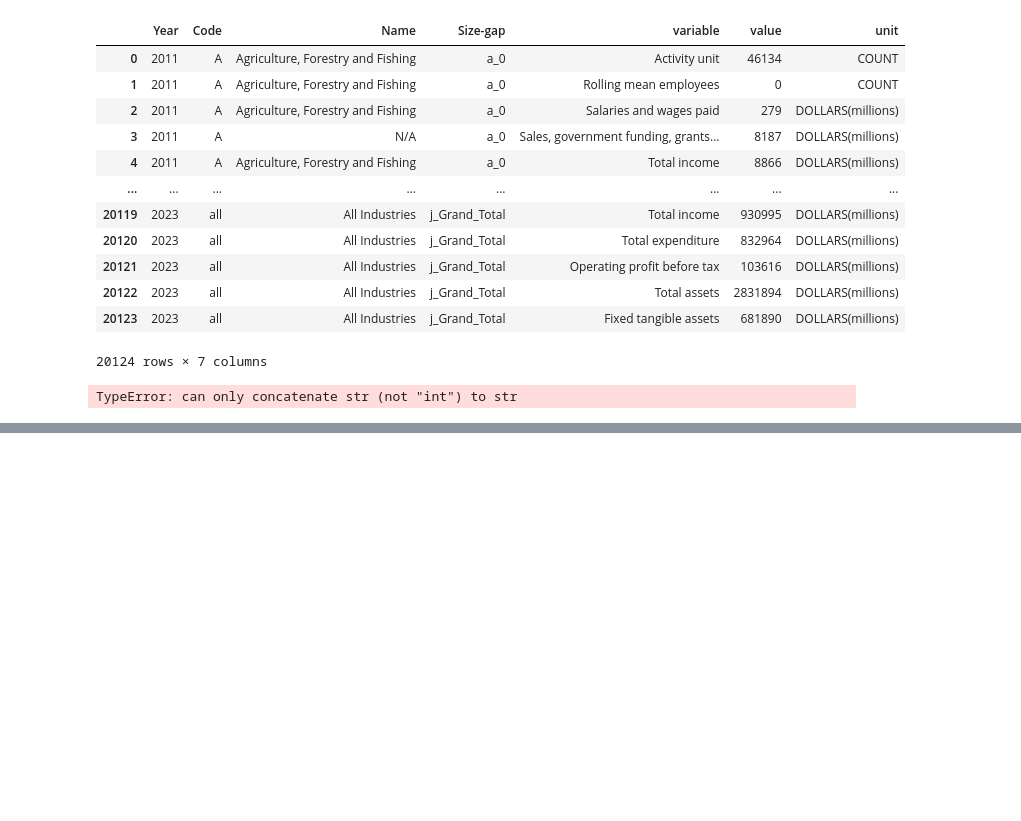
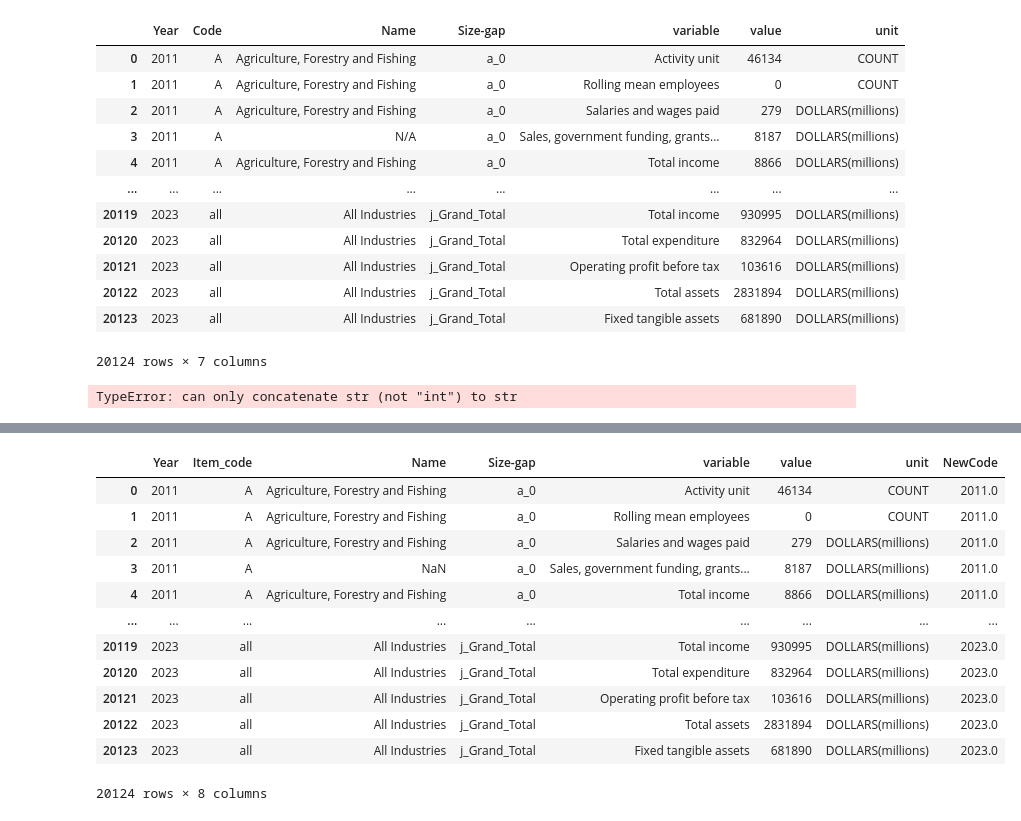
Before and after one commit to Raimal-Raja/DataScience-ML-DL-NLP, a Jupyter notebook: 10_Data_Analysis_with_Python/3_DataManipulation.ipynb, the cells around one changed output, grey strips where cells are left out. Drawn from its saved outputs; the diff is of its cells as text; code cells hidden in the pictures; blank space fills up the shorter version.

```diff
--- a/10_Data_Analysis_with_Python/3_DataManipulation.ipynb
+++ b/10_Data_Analysis_with_Python/3_DataManipulation.ipynb
@@ -90,0 +103,16 @@ df.rename(columns={''})
+# %%
+df
+# %% [output]
+|  | Year | Item_code | Name | Size-gap | variable | value | unit | NewCode |
+| 0 | 2011 | A | Agriculture, Forestry and Fishing | a_0 | Activity unit | 46134 | COUNT | 2011.0 |
+| 1 | 2011 | A | Agriculture, Forestry and Fishing | a_0 | Rolling mean employees | 0 | COUNT | 2011.0 |
+| 2 | 2011 | A | Agriculture, Forestry and Fishing | a_0 | Salaries and wages paid | 279 | DOLLARS(millions) | 2011.0 |
+| 3 | 2011 | A | NaN | a_0 | Sales, government funding, grants... | 8187 | DOLLARS(millions) | 2011.0 |
+| 4 | 2011 | A | Agriculture, Forestry and Fishing | a_0 | Total income | 8866 | DOLLARS(millions) | 2011.0 |
+| ... | ... | ... | ... | ... | ... | ... | ... | ... |
+| 20119 | 2023 | all | All Industries | j_Grand_Total | Total income | 930995 | DOLLARS(millions) | 2023.0 |
+| 20120 | 2023 | all | All Industries | j_Grand_Total | Total expenditure | 832964 | DOLLARS(millions) | 2023.0 |
+| 20121 | 2023 | all | All Industries | j_Grand_Total | Operating profit before tax | 103616 | DOLLARS(millions) | 2023.0 |
+| 20122 | 2023 | all | All Industries | j_Grand_Total | Total assets | 2831894 | DOLLARS(millions) | 2023.0 |
+| 20123 | 2023 | all | All Industries | j_Grand_Total | Fixed tangible assets | 681890 | DOLLARS(millions) | 2023.0 |
+20124 rows × 8 columns
```
Also changed, not shown: parts of 5 cells of this notebook, 1 other file.
